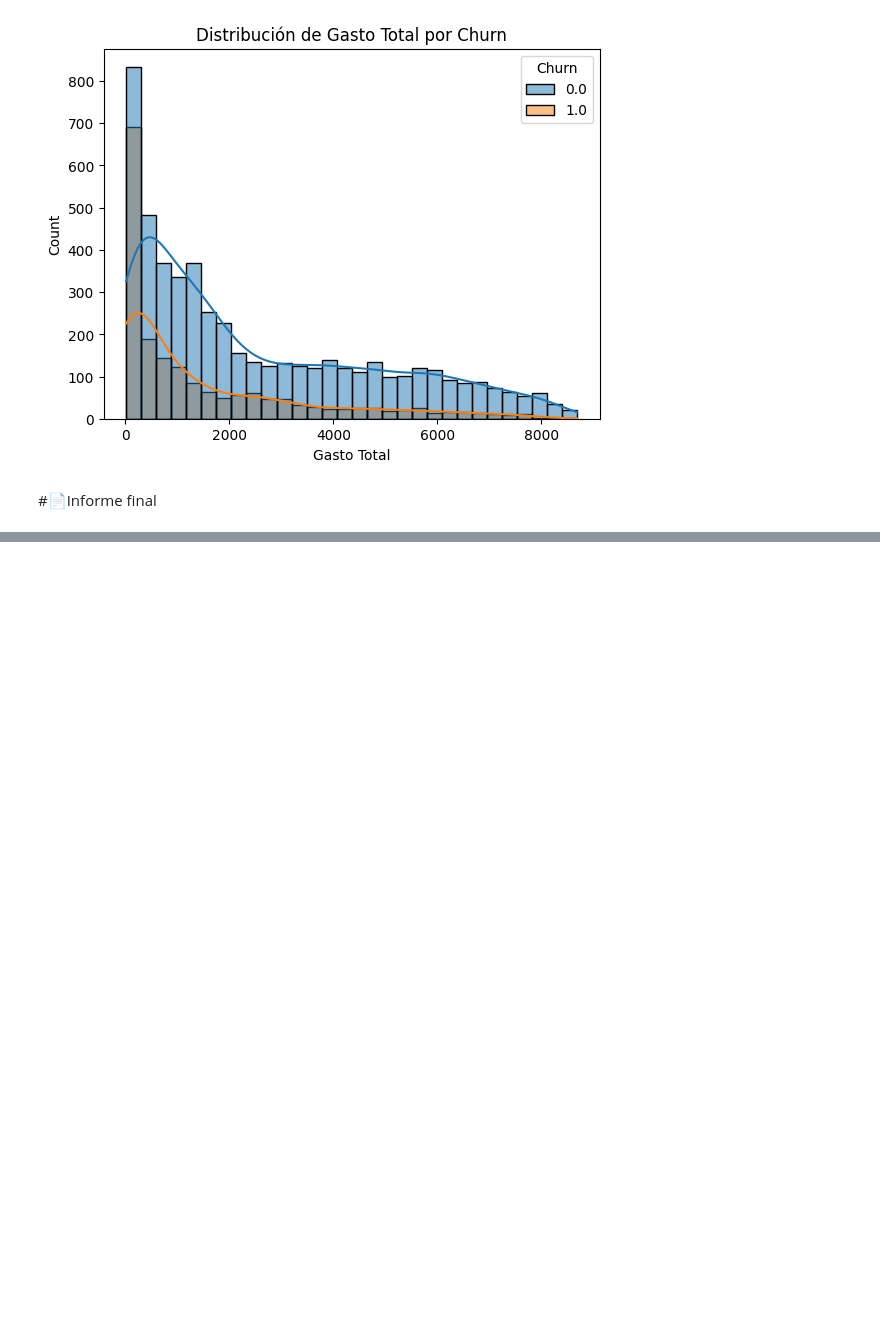
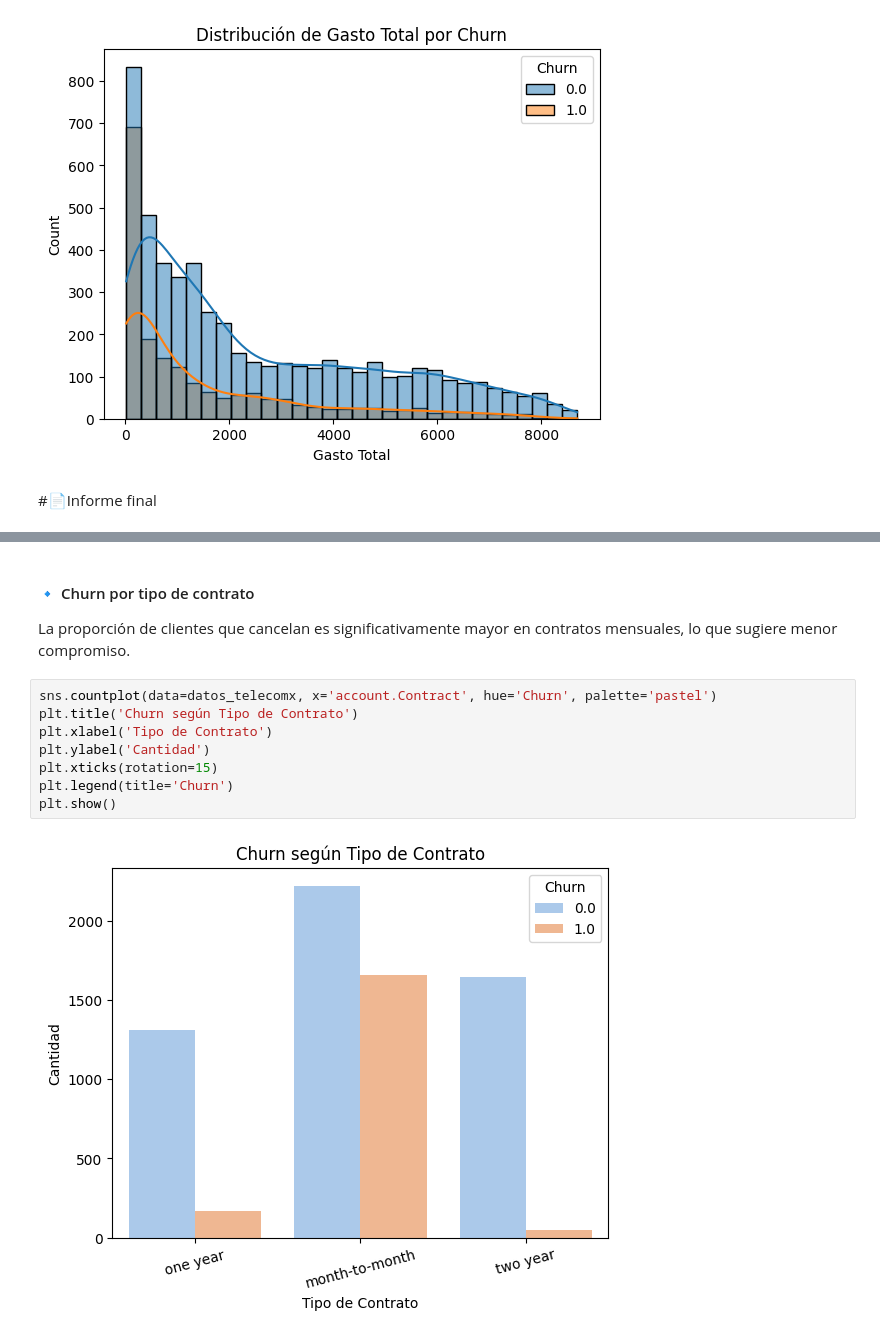
Before and after one commit to vicdas/DataScienceChallengeTelecomX, a Jupyter notebook: TelecomX_LATAM.ipynb, the cells around one changed output, grey strips where cells are left out. Drawn from its saved outputs; the diff is of its cells as text; blank space fills up the shorter version.

```diff
--- a/TelecomX_LATAM.ipynb
+++ b/TelecomX_LATAM.ipynb
@@ -531,0 +598,14 @@ plt.show()
+# %% [markdown]
+#### 🔹 Churn por tipo de contrato
+
+La proporción de clientes que cancelan es significativamente mayor en contratos mensuales, lo que sugiere menor compromiso.
+# %%
+sns.countplot(data=datos_telecomx, x='account.Contract', hue='Churn', palette='pastel')
+plt.title('Churn según Tipo de Contrato')
+plt.xlabel('Tipo de Contrato')
+plt.ylabel('Cantidad')
+plt.xticks(rotation=15)
+plt.legend(title='Churn')
+plt.show()
+# %% [output]
+[figure, added]
```
Also changed, not shown: parts of 20 cells of this notebook.
